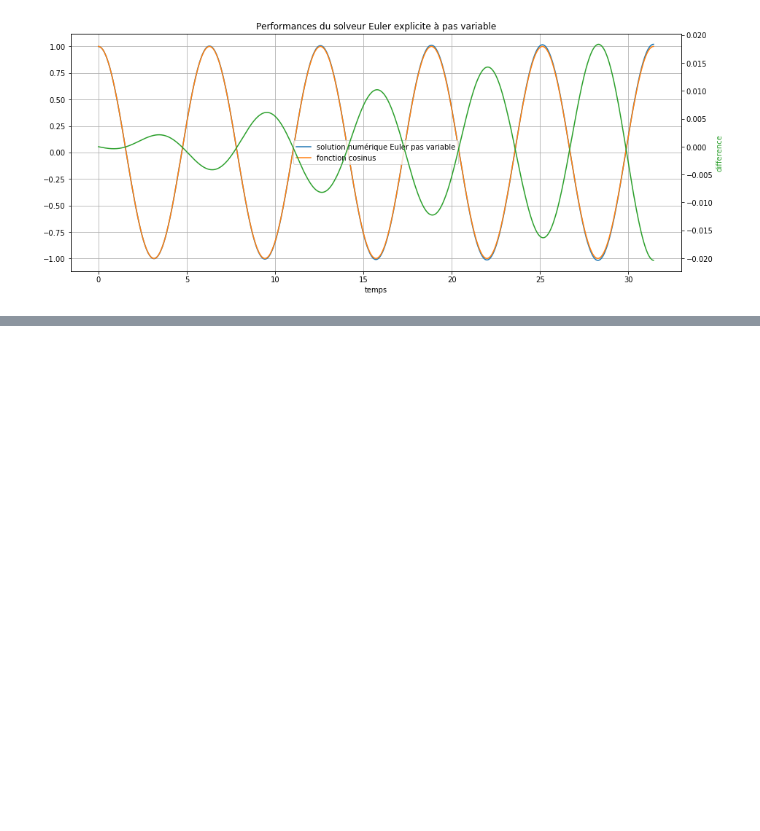
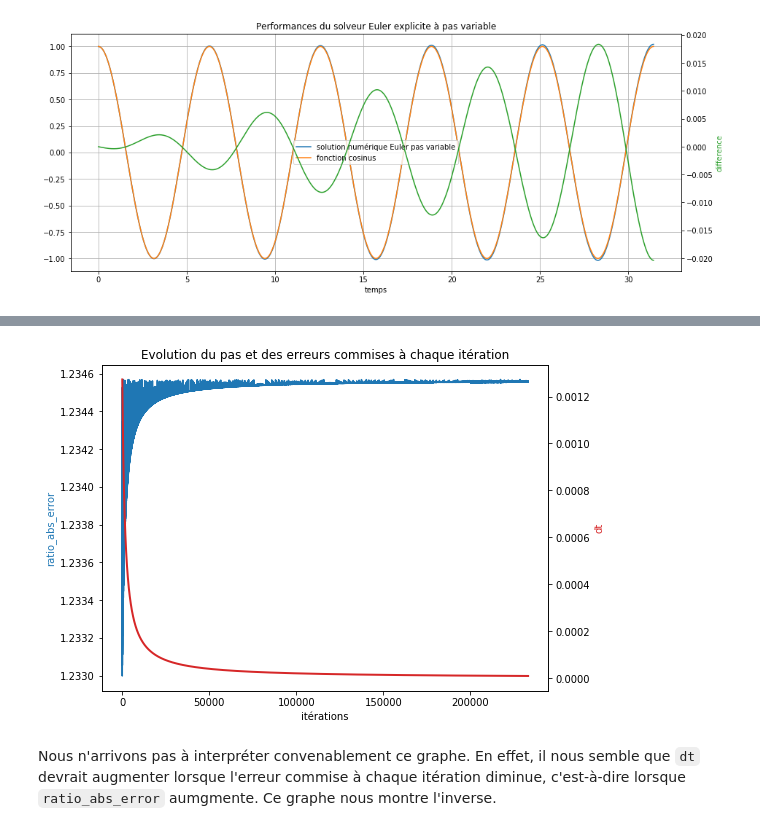
Before and after one commit to DCaperaa/Projet-numerique-II, a Jupyter notebook: Projet numerique II - Notebook.ipynb, the cells around one changed output, grey strips where cells are left out. Drawn from its saved outputs; the diff is of its cells as text; code cells hidden in the pictures; blank space fills up the shorter version.

```diff
--- a/Projet numerique II - Notebook.ipynb
+++ b/Projet numerique II - Notebook.ipynb
@@ -328,0 +326,18 @@ L'erreur est à nouveau plus grande avec cette méthode qu'avec la méthode du p
+# %%
+fig, ax2 = plt.subplots(figsize = (8, 6))
+color = 'tab:blue'
+ax2.set_xlabel('itérations')
+ax2.set_ylabel('ratio_abs_error', color=color)
+ax2.set_title("Evolution du pas et des erreurs commises à chaque itération")
+ax2.plot(list_errors[1:], color=color)
+
+color = 'tab:red'
+ax4 = ax2.twinx()
+ax4.plot(list_dt, color=color, linewidth=2.0)
+ax4.set_ylabel('dt', color=color)
+
+plt.show()
+# %% [output]
+[figure, added]
+# %% [markdown]
+Nous n'arrivons pas à interpréter convenablement ce graphe. En effet, il nous semble que `dt` devrait augmenter lorsque l'erreur commise à chaque itération diminue, c'est-à-dire lorsque `ratio_abs_error` aumgmente. Ce graphe nous montre l'inverse.
```
Also changed, not shown: parts of 17 cells of this notebook.
